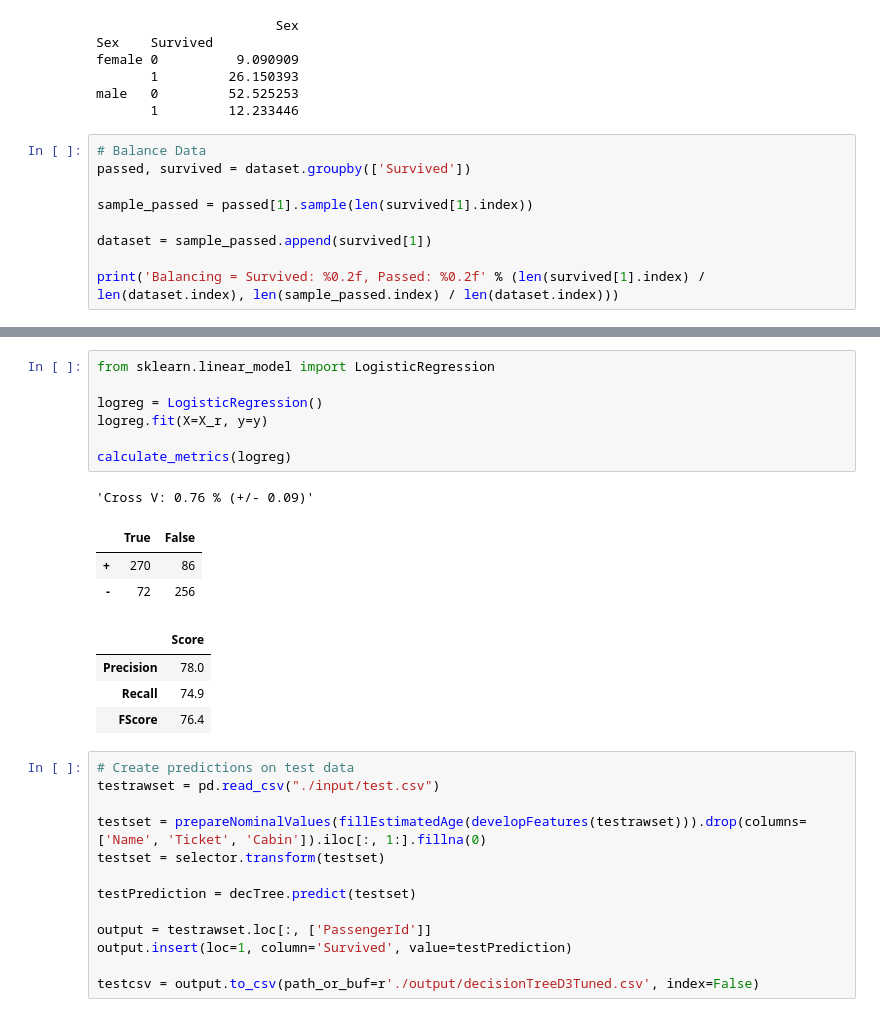
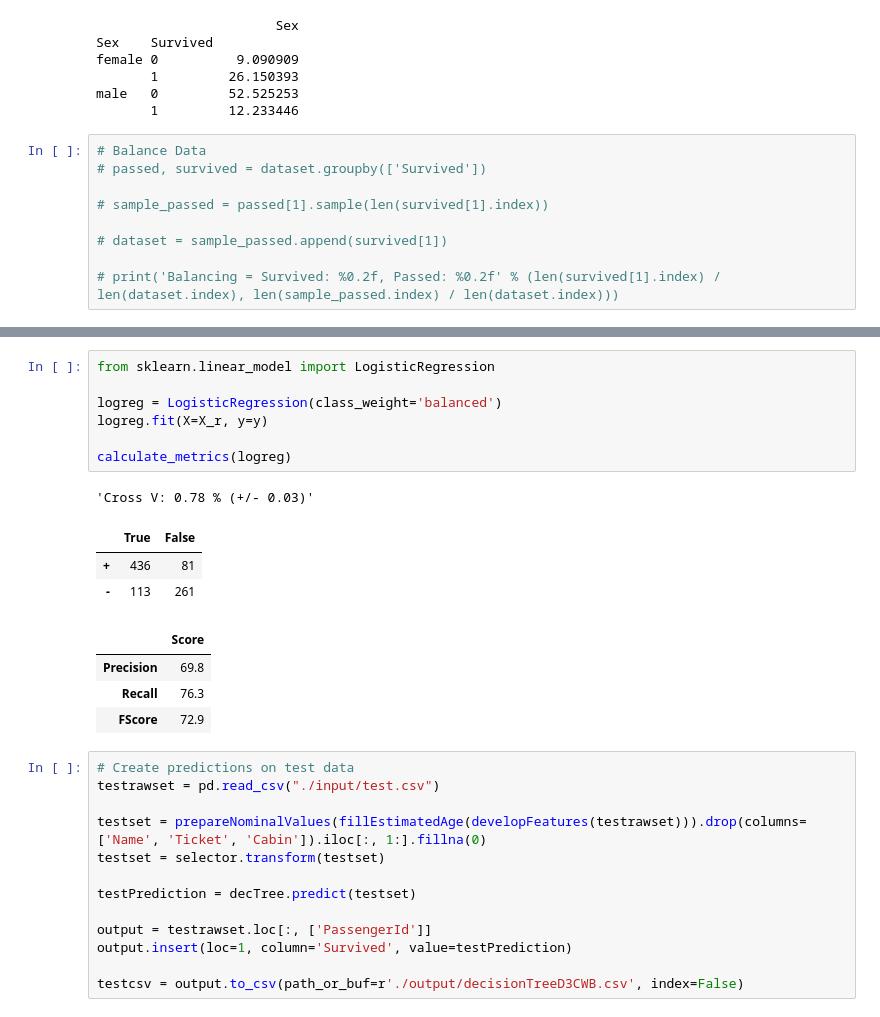
Before and after one commit to shingtoli/kaggle-start-titanic, a Jupyter notebook: titanic.ipynb, the cells around one changed output, grey strips where cells are left out. Drawn from its saved outputs; the diff is of its cells as text.

```diff
--- a/titanic.ipynb
+++ b/titanic.ipynb
@@ -116,10 +116,10 @@ male   0         52.525253
        1         12.233446
 # %%
 # Balance Data
-passed, survived = dataset.groupby(['Survived'])
+# passed, survived = dataset.groupby(['Survived'])
 
-sample_passed = passed[1].sample(len(survived[1].index))
+# sample_passed = passed[1].sample(len(survived[1].index))
 
-dataset = sample_passed.append(survived[1])
+# dataset = sample_passed.append(survived[1])
 
-print('Balancing = Survived: %0.2f, Passed: %0.2f' % (len(survived[1].index) / len(dataset.index), len(sample_passed.index) / len(dataset.index)))
+# print('Balancing = Survived: %0.2f, Passed: %0.2f' % (len(survived[1].index) / len(dataset.index), len(sample_passed.index) / len(dataset.index)))
@@ -285,19 +283,19 @@ calculate_metrics(rfc)
 # %%
 from sklearn.linear_model import LogisticRegression
 
-logreg = LogisticRegression()
+logreg = LogisticRegression(class_weight='balanced')
 logreg.fit(X=X_r, y=y)
 
 calculate_metrics(logreg)
 # %% [output]
-'Cross V: 0.76 % (+/- 0.09)'
+'Cross V: 0.78 % (+/- 0.03)'
 |  | True | False |
-| + | 270 | 86 |
-| - | 72 | 256 |
+| + | 436 | 81 |
+| - | 113 | 261 |
 |  | Score |
-| Precision | 78.0 |
-| Recall | 74.9 |
-| FScore | 76.4 |
+| Precision | 69.8 |
+| Recall | 76.3 |
+| FScore | 72.9 |
 # %%
 # Create predictions on test data
 testrawset = pd.read_csv("./input/test.csv")
@@ -310,4 +308,4 @@ testPrediction = decTree.predict(testset)
 output = testrawset.loc[:, ['PassengerId']]
 output.insert(loc=1, column='Survived', value=testPrediction)
 
-testcsv = output.to_csv(path_or_buf=r'./output/decisionTreeD3Tuned.csv', index=False)
+testcsv = output.to_csv(path_or_buf=r'./output/decisionTreeD3CWB.csv', index=False)
```
Also changed, not shown: parts of 8 cells of this notebook.
